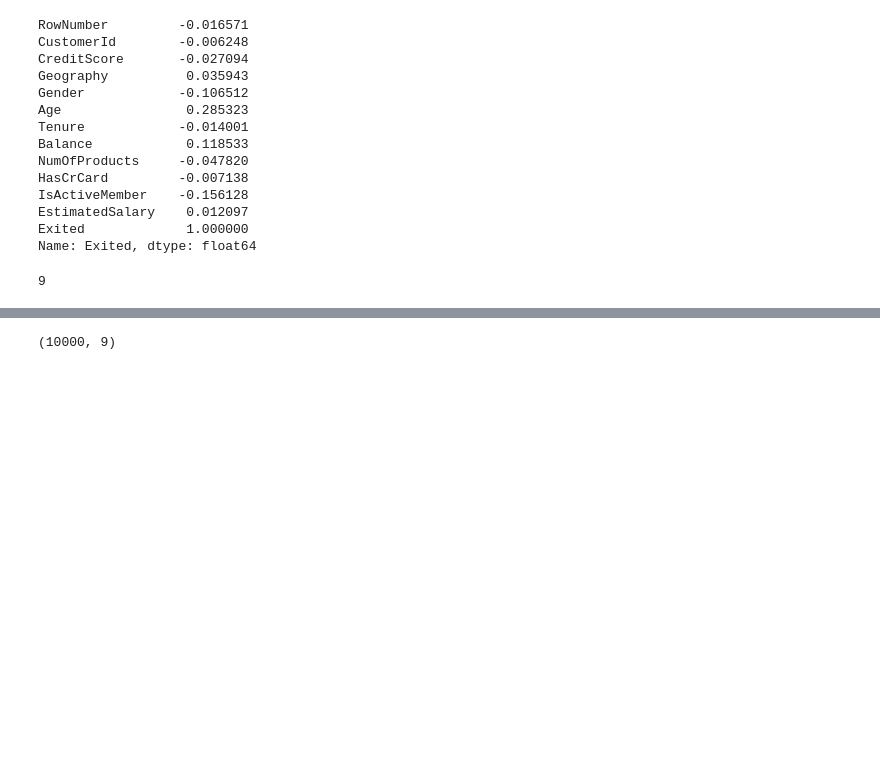
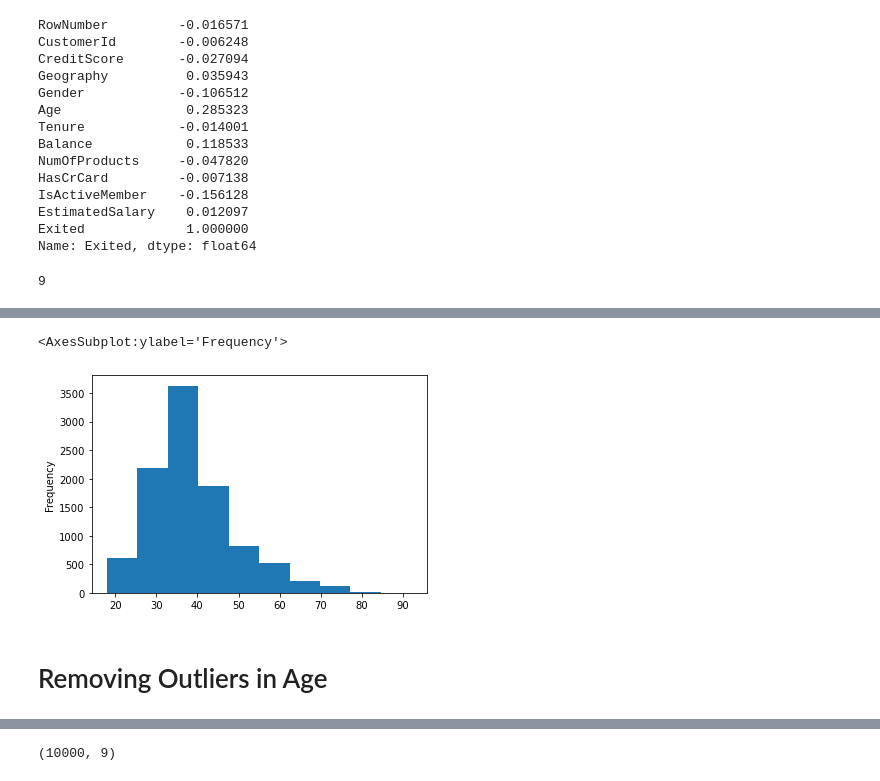
Before and after one commit to sandeepjakkaraju/bits-sem2-ml, a Jupyter notebook: ML-Assignment1.ipynb, the cells around one changed output, grey strips where cells are left out. Saved outputs shown, nothing was run; the diff lists cells and outputs as text; code cells hidden in the pictures; blank space fills up the shorter version.

```diff
--- a/ML-Assignment1.ipynb
+++ b/ML-Assignment1.ipynb
@@ -357,0 +402,7 @@ y = df['Exited']
+# %%
+X['Age'].plot.hist(bins=10)
+# %% [output]
+<AxesSubplot:ylabel='Frequency'>
+[figure, added]
+# %% [markdown]
+# Removing Outliers in Age
```
Also changed, not shown: parts of 28 cells of this notebook, 1 other file.
